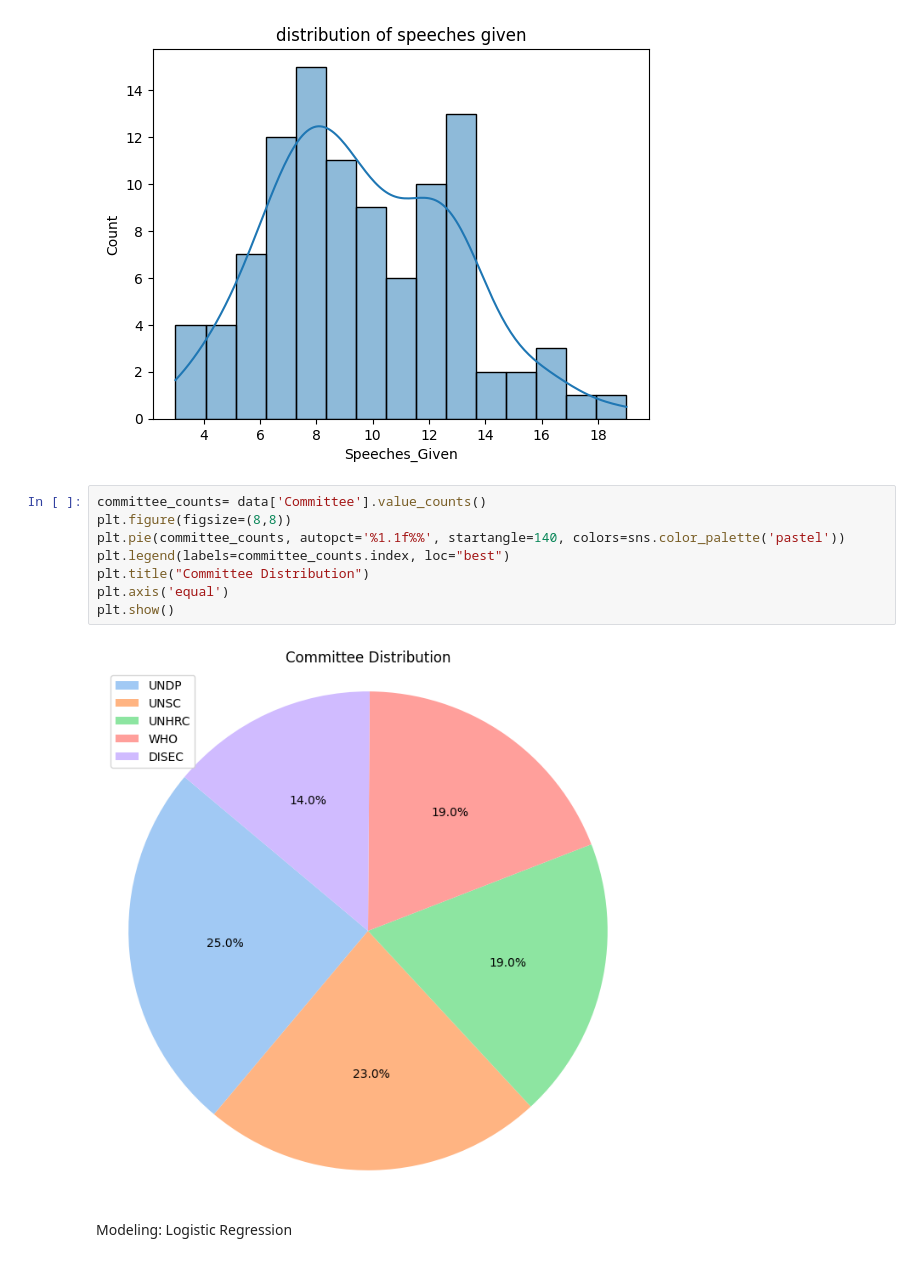
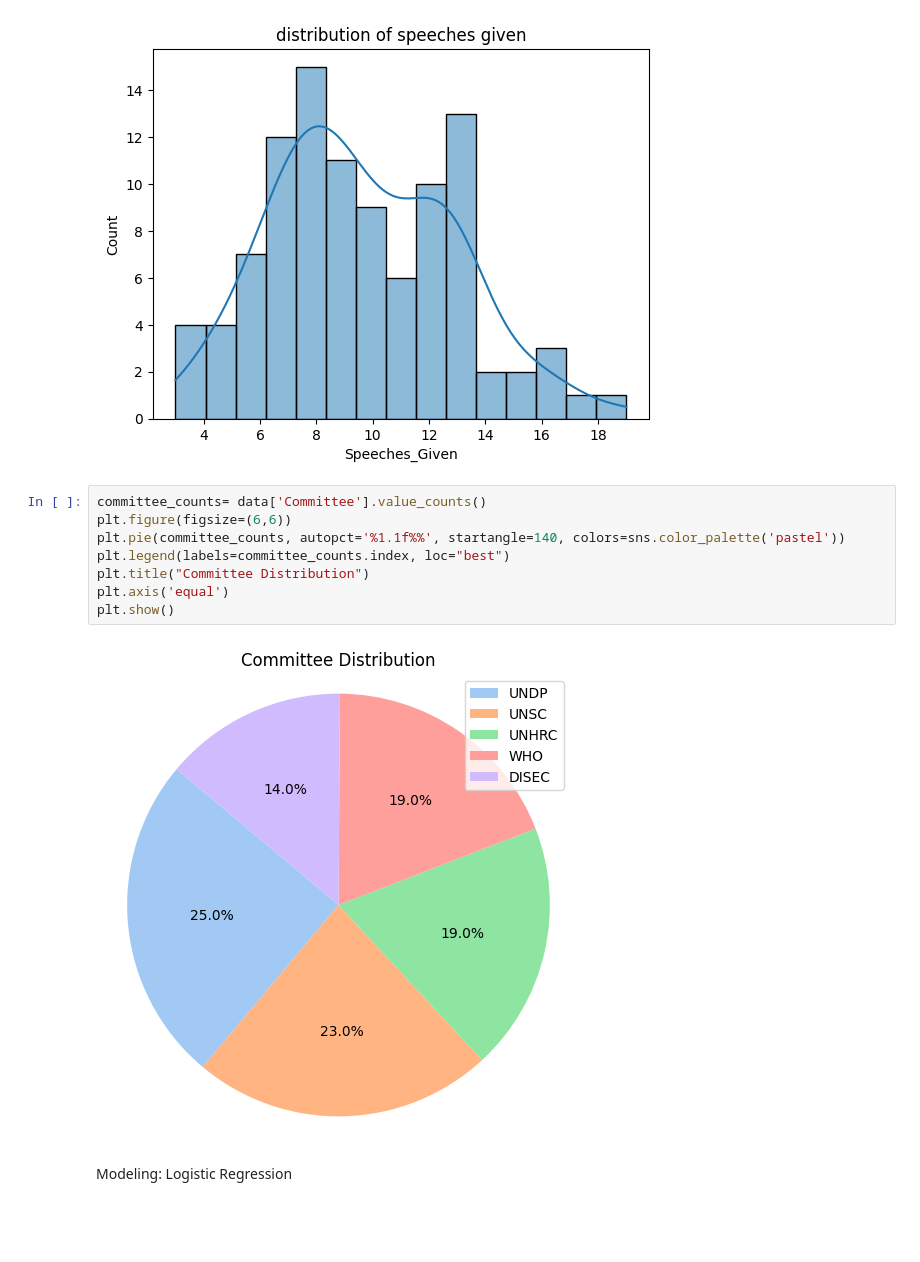
Before and after one commit to Yassmine-Yazidi-573/MUN-winner-Predictor, a Jupyter notebook: MUN_Analysis.ipynb, the cells around one changed output. Saved outputs shown, nothing was run; the diff lists cells and outputs as text; blank space fills up the shorter version.

```diff
--- a/MUN_Analysis.ipynb
+++ b/MUN_Analysis.ipynb
@@ -89,14 +89,14 @@ plt.show()
 [figure]
 # %%
 committee_counts= data['Committee'].value_counts()
-plt.figure(figsize=(8,8))
+plt.figure(figsize=(6,6))
 plt.pie(committee_counts, autopct='%1.1f%%', startangle=140, colors=sns.color_palette('pastel'))
 plt.legend(labels=committee_counts.index, loc="best")
 plt.title("Committee Distribution")
 plt.axis('equal')
 plt.show()
 # %% [output]
-[figure, old version]
+[figure, new version]
 # %% [markdown]
 Modeling: Logistic Regression
 # %%
```
